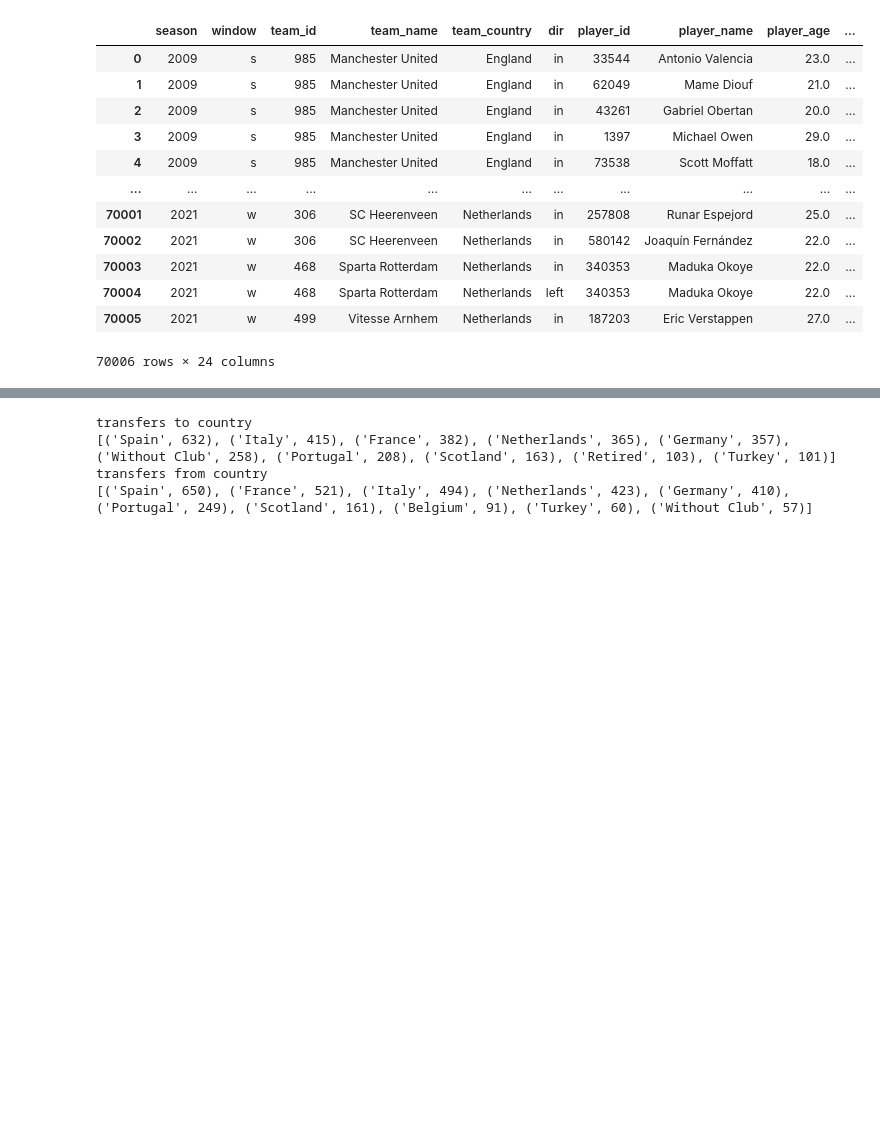
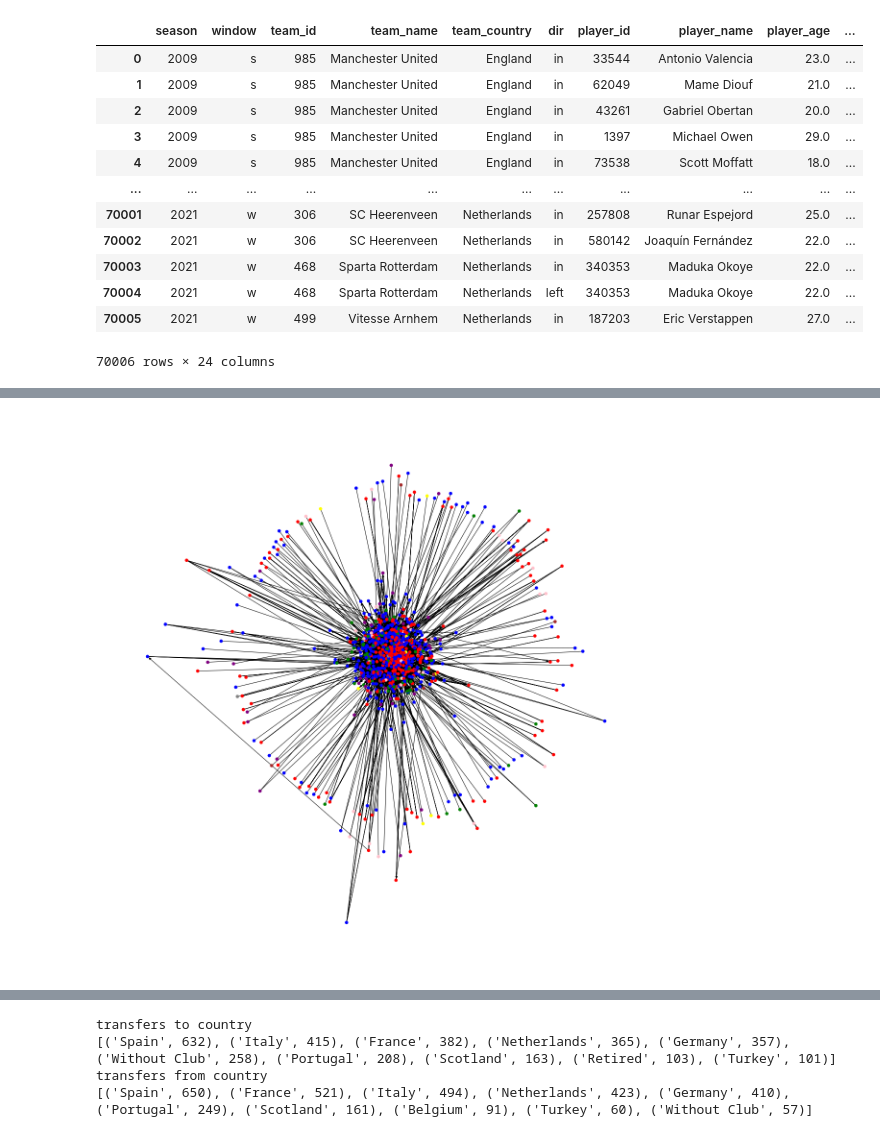
Before and after one commit to drykkur/SocGraphFinalP, a Jupyter notebook: socGraphFinalProj.ipynb, the cells around one changed output, grey strips where cells are left out. Saved outputs shown, nothing was run; the diff lists cells and outputs as text; code cells hidden in the pictures; blank space fills up the shorter version.

Commit message:
added coloring and graphs based on continent and big5 european leagues

```diff
--- a/socGraphFinalProj.ipynb
+++ b/socGraphFinalProj.ipynb
@@ -124,0 +133,24 @@ UsageError: %colors: you must specify a color scheme. See '%colors?'
+# %%
+color_map = nx.get_node_attributes(G,'continent')
+for key in color_map:
+    if color_map[key] == 'England':
+        color_map[key] = 'red'
+    elif color_map[key] == 'Europe':
+        color_map[key] = 'blue'
+    elif color_map[key] == 'Africa':
+        color_map[key] = 'yellow'
+    elif color_map[key] == 'Asia':
+        color_map[key] = 'green'
+    elif color_map[key] == 'North America':
+        color_map[key] = 'pink'
+    elif color_map[key] == 'Oceania':
+        color_map[key] = 'brown'
+    elif color_map[key] == 'South America':
+        color_map[key] = 'purple'
+    else:
+        color_map[key] = 'gray'
+contcolor = [color_map.get(node) for node in G.nodes()]
+plt.figure(figsize=(16,16))
+nx.draw(G, pos=positions, node_color=contcolor, edge_color='black', arrows=True, arrowsize=10, node_size=35)
+# %% [output]
+[figure, added]
```
Also changed, not shown: parts of 6 cells of this notebook.
